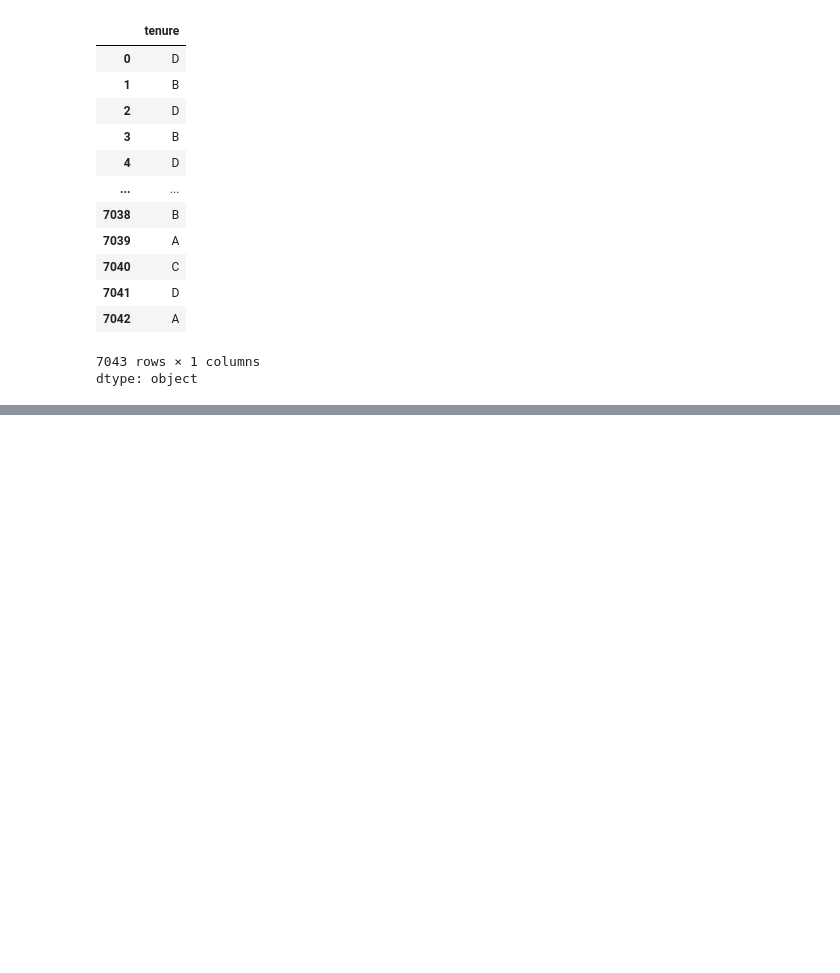
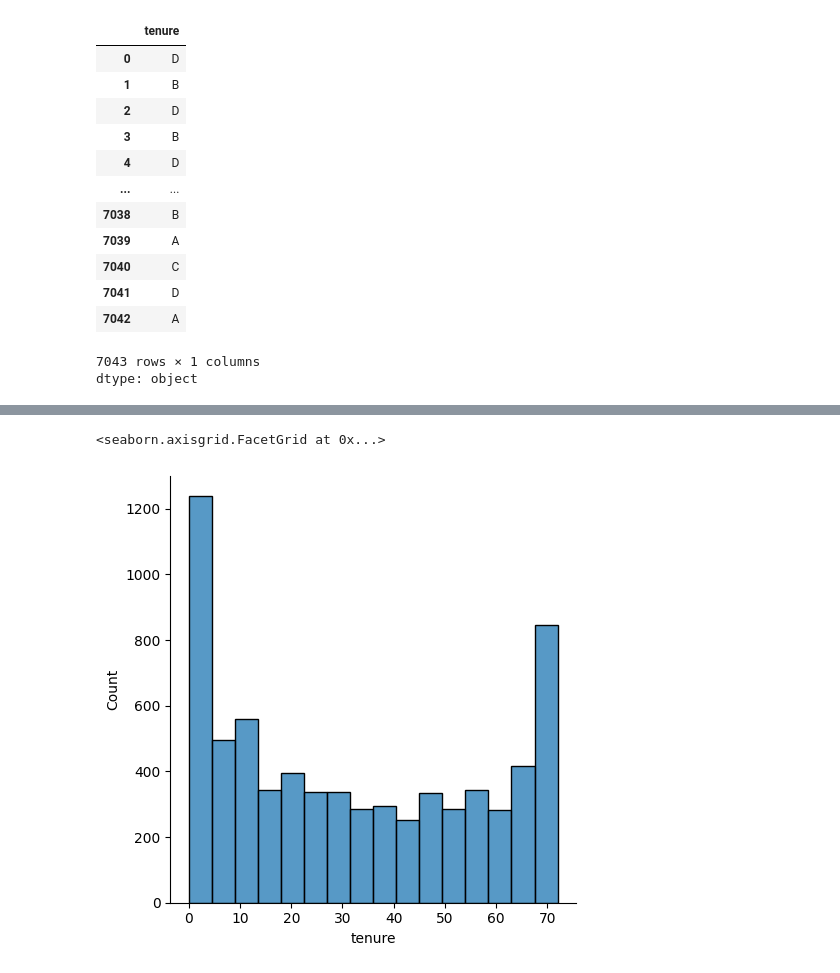
Before and after one commit to rohit0235/Data-analysis-using-pandas, a Jupyter notebook: panda.ipynb, the cells around one changed output, grey strips where cells are left out. Saved outputs shown, nothing was run; the diff lists cells and outputs as text; code cells hidden in the pictures; blank space fills up the shorter version.

```diff
--- a/panda.ipynb
+++ b/panda.ipynb
@@ -332,0 +303,5 @@ dtype: object
+# %%
+sns.displot(df['tenure'])
+# %% [output]
+<seaborn.axisgrid.FacetGrid at 0x...>
+[figure, added]
```
Also changed, not shown: parts of 17 cells of this notebook.
